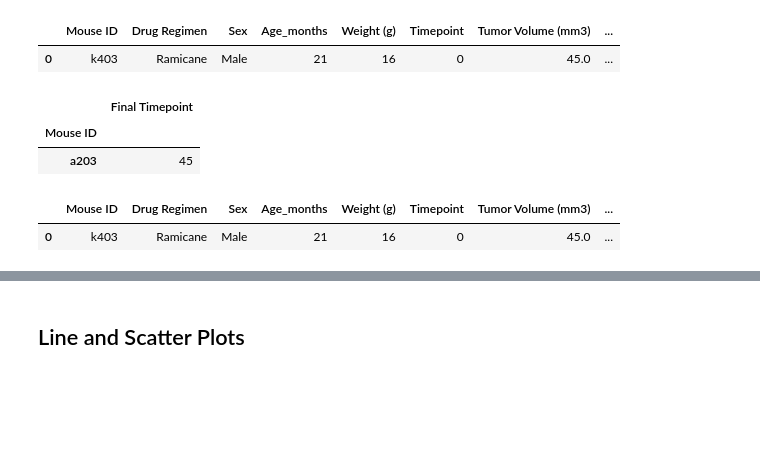
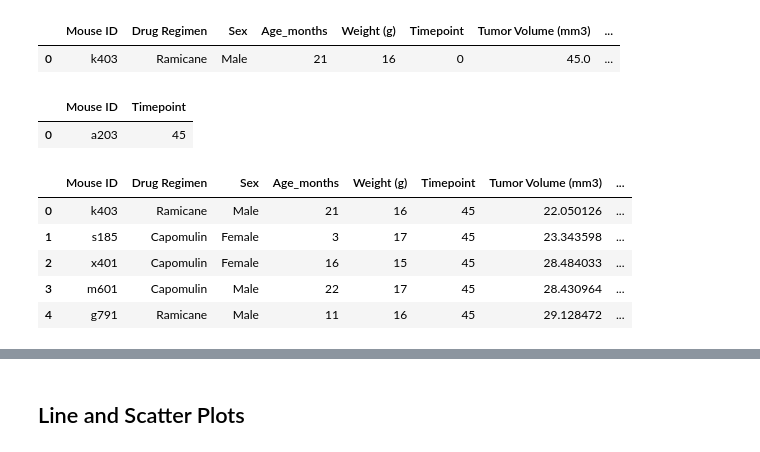
Before and after one commit to cwolf1424/Matplotlib_Challenge, a Jupyter notebook: Starter_Code/Pymaceuticals/pymaceuticals_starter.ipynb, the cells around one changed output, grey strips where cells are left out. Saved outputs shown, nothing was run; the diff lists cells and outputs as text; code cells hidden in the pictures; blank space fills up the shorter version.

```diff
--- a/Starter_Code/Pymaceuticals/pymaceuticals_starter.ipynb
+++ b/Starter_Code/Pymaceuticals/pymaceuticals_starter.ipynb
@@ -258,23 +258,37 @@ cln_merged_results_df.head(1)
 # %% [output]
 |  | Mouse ID | Drug Regimen | Sex | Age_months | Weight (g) | Timepoint | Tumor Volume (mm3) | ... |
 | 0 | k403 | Ramicane | Male | 21 | 16 | 0 | 45.0 | ... |
+# %%
+# Create a grouped DataFrame that shows the last (greatest) time point for each mouse
+grouped_final_tumor_volume = cln_merged_results_df.groupby(["Mouse ID"])["Timepoint"].max()
+grouped_final_tumor_volume_df = pd.DataFrame(grouped_final_tumor_volume)
+grouped_final_tumor_volume_df = grouped_final_tumor_volume_df.reset_index()
+grouped_final_tumor_volume_df.head(1)
+# %% [output]
+|  | Mouse ID | Timepoint |
+| 0 | a203 | 45 |
+# %%
+# Merge this grouped DataFrame with the original cleaned DataFrame
+new_cln_merged_results_df = pd.merge(cln_merged_results_df,grouped_final_tumor_volume_df, on = ["Mouse ID","Timepoint"], how = "right")
+new_cln_merged_results_df
+new_cln_merged_results_df.head(5)
+# %% [output]
+|  | Mouse ID | Drug Regimen | Sex | Age_months | Weight (g) | Timepoint | Tumor Volume (mm3) | ... |
+| 0 | k403 | Ramicane | Male | 21 | 16 | 45 | 22.050126 | ... |
+| 1 | s185 | Capomulin | Female | 3 | 17 | 45 | 23.343598 | ... |
+| 2 | x401 | Capomulin | Female | 16 | 15 | 45 | 28.484033 | ... |
+| 3 | m601 | Capomulin | Male | 22 | 17 | 45 | 28.430964 | ... |
+| 4 | g791 | Ramicane | Male | 11 | 16 | 45 | 29.128472 | ... |
 # %%
 # Create a grouped DataFrame that shows the last (greatest) time point for each mouse
-grouped_final_tumor_volume = cln_merged_results_df.groupby(["Mouse ID"])["Timepoint"].max()
-grouped_final_tumor_volume_df = pd.DataFrame(grouped_final_tumor_volume)
-grouped_final_tumor_volume_df = grouped_final_tumor_volume_df.rename(columns={"Timepoint":"Final Timepoint"})
-grouped_final_tumor_volume_df.head(1)
+#grouped_final_tumor_volume = cln_merged_results_df.groupby(["Mouse ID"])["Timepoint"].max()
+#grouped_final_tumor_volume_df = pd.DataFrame(grouped_final_tumor_volume)
+#grouped_final_tumor_volume_df = grouped_final_tumor_volume_df.rename(columns={"Timepoint":"Final Timepoint"})
+#grouped_final_tumor_volume_df.head(1)
-# %% [output]
-|  | Final Timepoint |
-| Mouse ID |  |
-| a203 | 45 |
 # %%
 # Merge this grouped DataFrame with the original cleaned DataFrame
-new_cln_merged_results_df = pd.merge(cln_merged_results_df,grouped_final_tumor_volume_df, on = ["Mouse ID"], how = "inner")
-new_cln_merged_results_df.head(1)
+#new_cln_merged_results_df = pd.merge(cln_merged_results_df,grouped_final_tumor_volume_df, on = ["Mouse ID"], how = "inner")
+#new_cln_merged_results_df.head(5)
-# %% [output]
-|  | Mouse ID | Drug Regimen | Sex | Age_months | Weight (g) | Timepoint | Tumor Volume (mm3) | ... |
-| 0 | k403 | Ramicane | Male | 21 | 16 | 0 | 45.0 | ... |
 # %%
 # Put treatments into a list for for loop (and later for plot labels)
 promising_treatments = ["Capomulin", "Ramicane", "Infubinol", "Ceftamin"]
```
Also changed, not shown: parts of 11 cells of this notebook.
